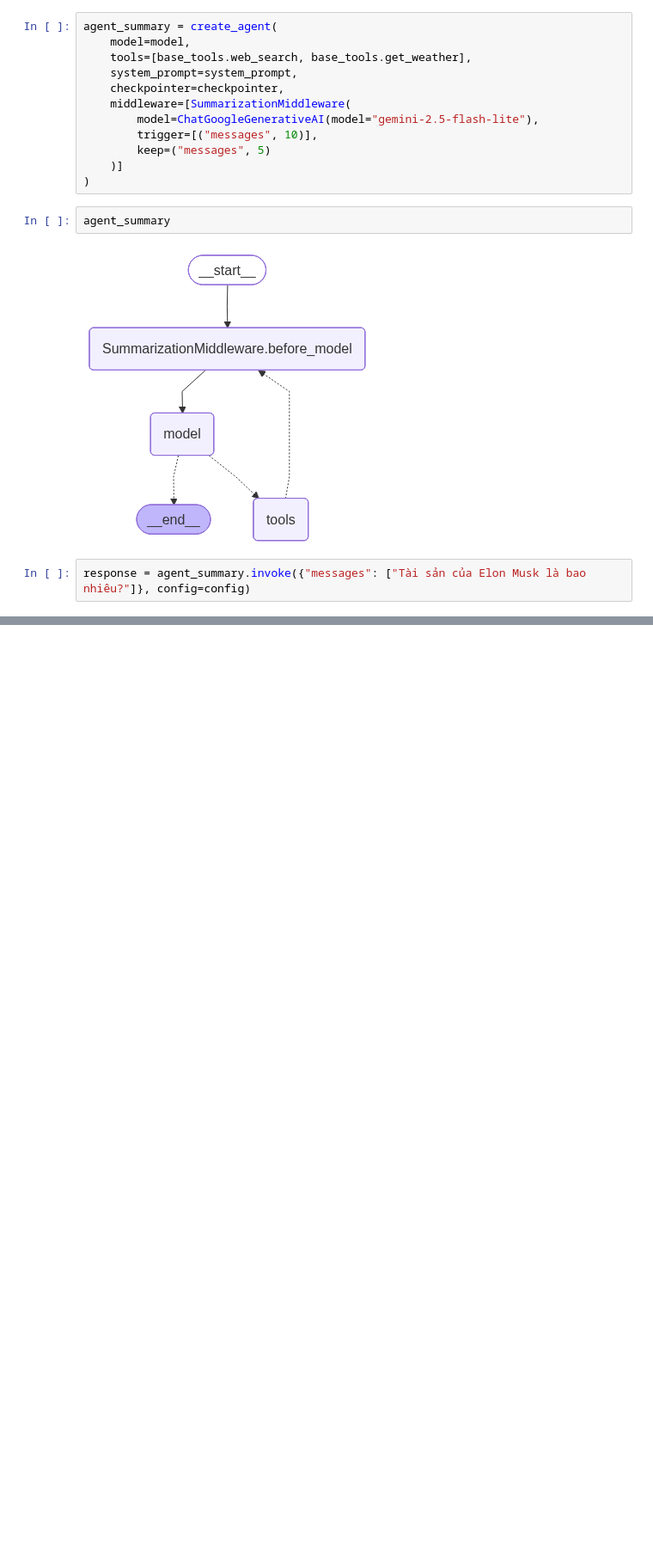
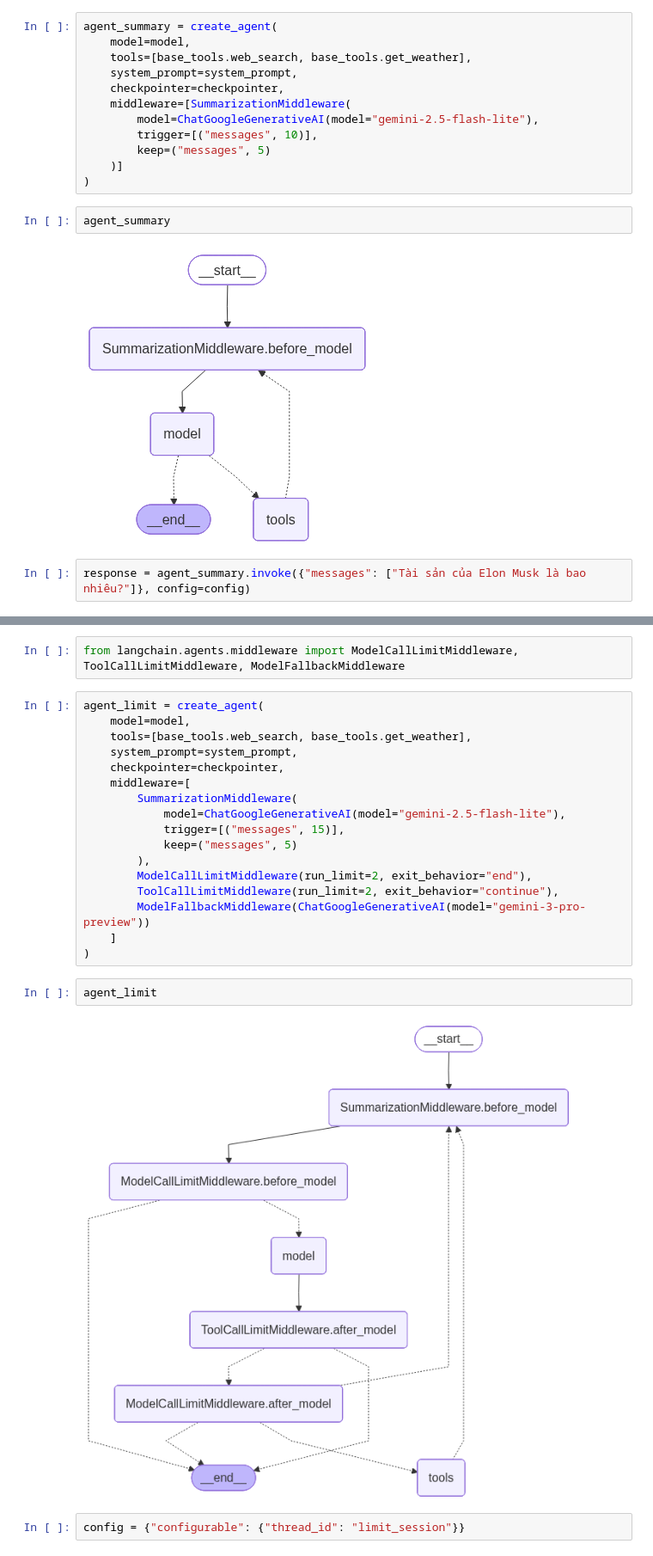
Before and after one commit to tung123nguyen/MultiAgentDeepRAG, a Jupyter notebook: 04 LangChain Financial Analysis Agents.ipynb, the cells around one changed output, grey strips where cells are left out. Shown at 86% size. Saved outputs shown, nothing was run; the diff lists cells and outputs as text; blank space fills up the shorter version.

Commit message:
middle ware

```diff
--- a/04 LangChain Financial Analysis Agents.ipynb
+++ b/04 LangChain Financial Analysis Agents.ipynb
@@ -155,0 +160,25 @@ response
+# %%
+from langchain.agents.middleware import ModelCallLimitMiddleware, ToolCallLimitMiddleware, ModelFallbackMiddleware
+# %%
+agent_limit = create_agent(
+    model=model,
+    tools=[base_tools.web_search, base_tools.get_weather],
+    system_prompt=system_prompt,
+    checkpointer=checkpointer,
+    middleware=[
+        SummarizationMiddleware(
+            model=ChatGoogleGenerativeAI(model="gemini-2.5-flash-lite"),
+            trigger=[("messages", 15)],
+            keep=("messages", 5)
+        ),
+        ModelCallLimitMiddleware(run_limit=2, exit_behavior="end"),
+        ToolCallLimitMiddleware(run_limit=2, exit_behavior="continue"),
+        ModelFallbackMiddleware(ChatGoogleGenerativeAI(model="gemini-3-pro-preview"))
+    ]
+)
+# %%
+agent_limit
+# %% [output]
+[figure, added]
+# %%
+config = {"configurable": {"thread_id": "limit_session"}}
```
Also changed, not shown: parts of 4 cells of this notebook, 3 other files.
